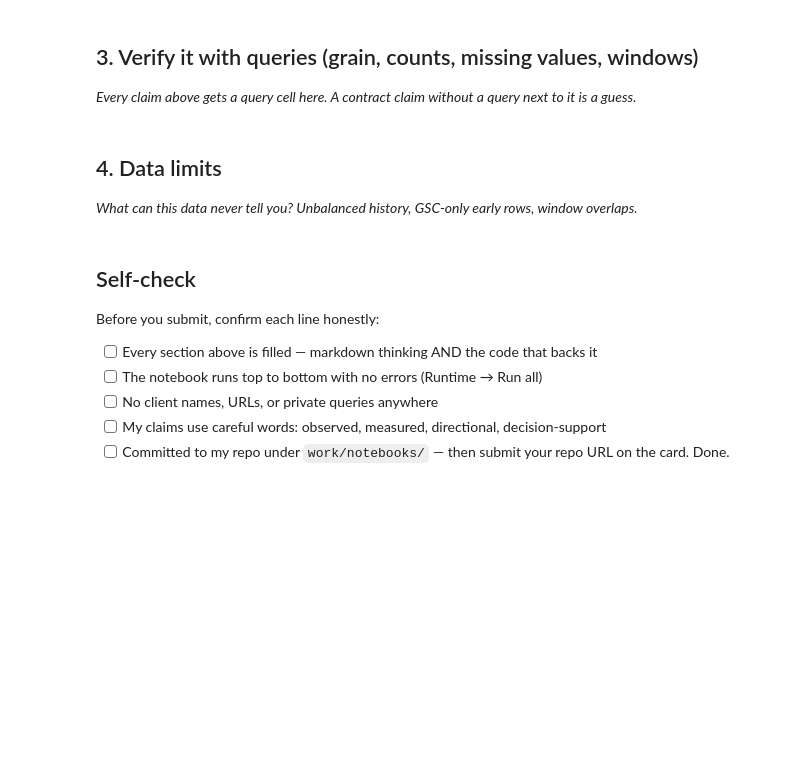
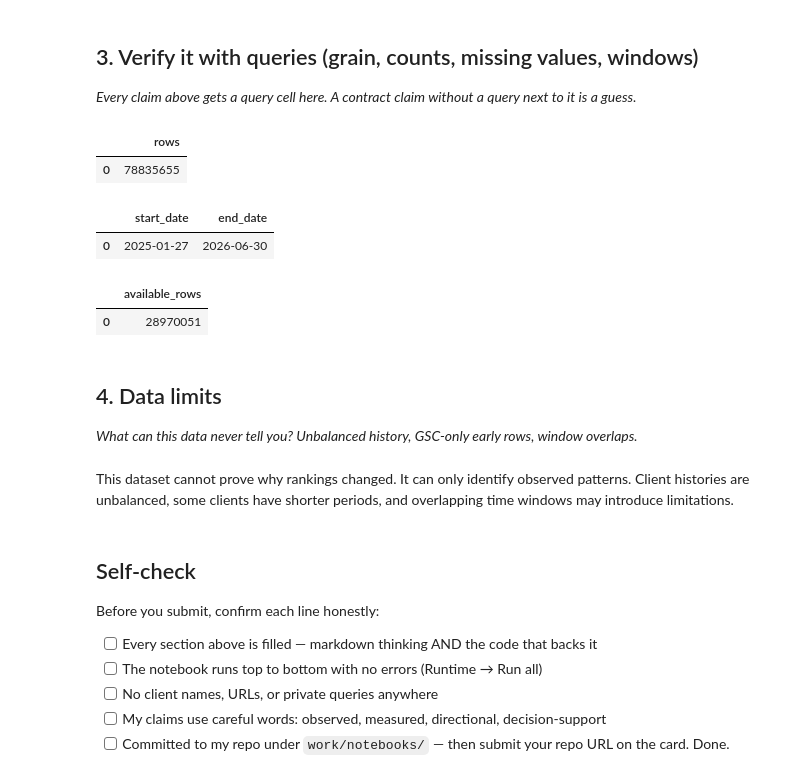
Before and after one commit to anjds22/flyrank-ml-internship, a Jupyter notebook: work/notebooks/w03_data_contract.ipynb, the cells around one changed output. Drawn from its saved outputs; the diff is of its cells as text; code cells hidden in the pictures; blank space fills up the shorter version.

```diff
--- a/work/notebooks/w03_data_contract.ipynb
+++ b/work/notebooks/w03_data_contract.ipynb
@@ -30,7 +123,37 @@ This skeleton is yours to fill. Work the sections **in order** — each one has
+# %%
+con.sql(f"""
+SELECT COUNT(*) AS rows
+FROM {fact_daily}
+""").df()
+# %% [output]
+|  | rows |
+| 0 | 78835655 |
+# %%
+con.sql(f"""
+SELECT
+MIN(report_date) AS start_date,
+MAX(report_date) AS end_date
+FROM {fact_daily}
+""").df()
+# %% [output]
+|  | start_date | end_date |
+| 0 | 2025-01-27 | 2026-06-30 |
+# %%
+con.sql(f"""
+SELECT
+COUNT(*) AS available_rows
+FROM {fact_daily}
+WHERE gsc_impressions IS TRUE
+""").df()
+# %% [output]
+|  | available_rows |
+| 0 | 28970051 |
 # %% [markdown]
 ## 4. Data limits
 
 *What can this data never tell you? Unbalanced history, GSC-only early rows, window overlaps.*
+# %% [markdown]
+This dataset cannot prove why rankings changed. It can only identify observed patterns. Client histories are unbalanced, some clients have shorter periods, and overlapping time windows may introduce limitations.
 # %%
 # This cell is for CODE (numbers, a query, a check).
 # Write your text answer in the cell ABOVE this one — typing sentences here breaks Run All.
```
Also changed, not shown: parts of 11 cells of this notebook.
